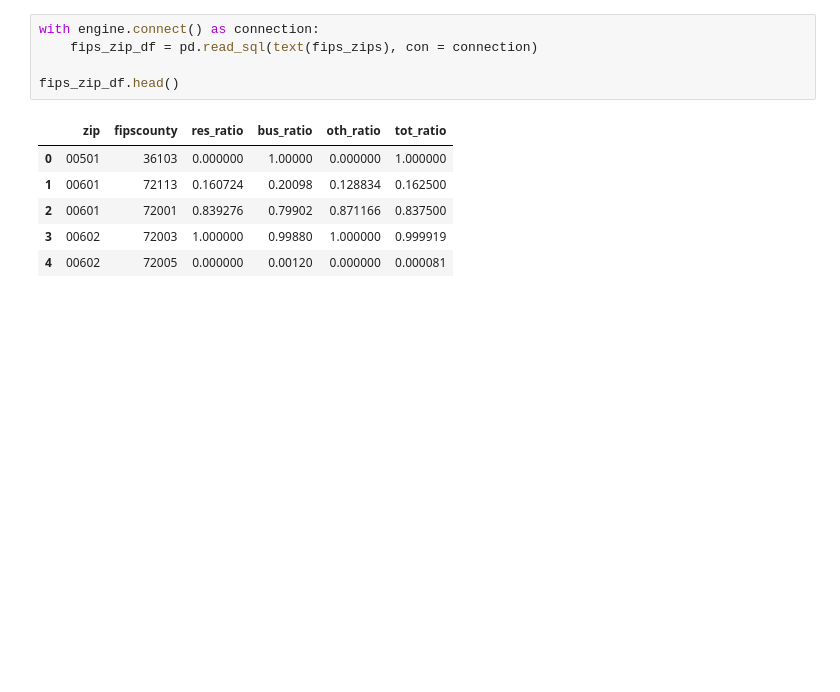
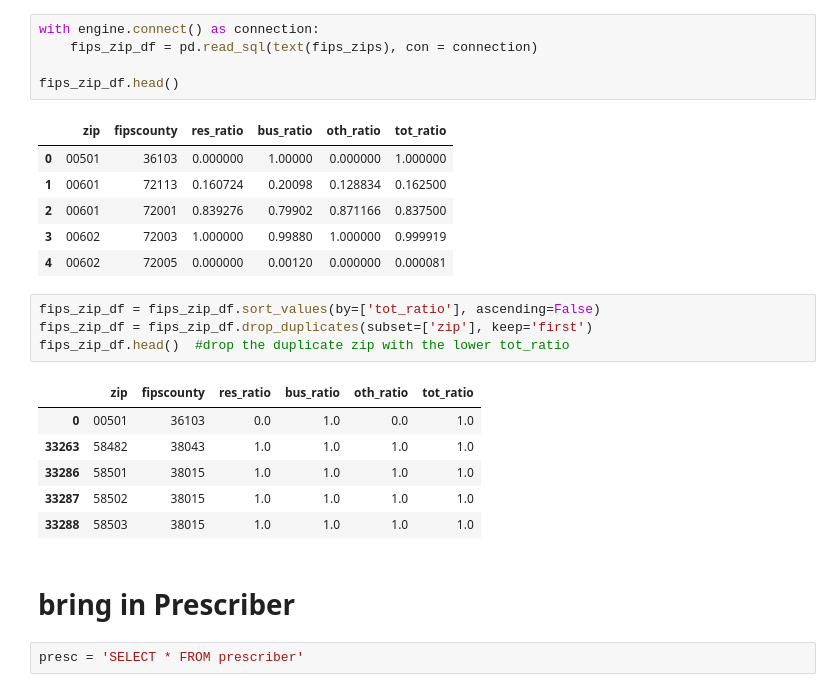
Before and after one commit to NSS-Data-Analytics-Cohort-14/prescribers-python-da14-too-legit-to-git, a Jupyter notebook: notebooks/perscribers_2.ipynb, the cells around one changed output. Drawn from its saved outputs; the diff is of its cells as text; blank space fills up the shorter version.

```diff
--- a/notebooks/perscribers_2.ipynb
+++ b/notebooks/perscribers_2.ipynb
@@ -154,3 +154,18 @@ fips_zip_df.head()
 | 2 | 00601 | 72001 | 0.839276 | 0.79902 | 0.871166 | 0.837500 |
 | 3 | 00602 | 72003 | 1.000000 | 0.99880 | 1.000000 | 0.999919 |
 | 4 | 00602 | 72005 | 0.000000 | 0.00120 | 0.000000 | 0.000081 |
+# %%
+fips_zip_df = fips_zip_df.sort_values(by=['tot_ratio'], ascending=False)
+fips_zip_df = fips_zip_df.drop_duplicates(subset=['zip'], keep='first')
+fips_zip_df.head()  #drop the duplicate zip with the lower tot_ratio
+# %% [output]
+|  | zip | fipscounty | res_ratio | bus_ratio | oth_ratio | tot_ratio |
+| 0 | 00501 | 36103 | 0.0 | 1.0 | 0.0 | 1.0 |
+| 33263 | 58482 | 38043 | 1.0 | 1.0 | 1.0 | 1.0 |
+| 33286 | 58501 | 38015 | 1.0 | 1.0 | 1.0 | 1.0 |
+| 33287 | 58502 | 38015 | 1.0 | 1.0 | 1.0 | 1.0 |
+| 33288 | 58503 | 38015 | 1.0 | 1.0 | 1.0 | 1.0 |
+# %% [markdown]
+# bring in Prescriber
+# %%
+presc = 'SELECT * FROM prescriber'
```
Also changed, not shown: parts of 26 cells of this notebook.
